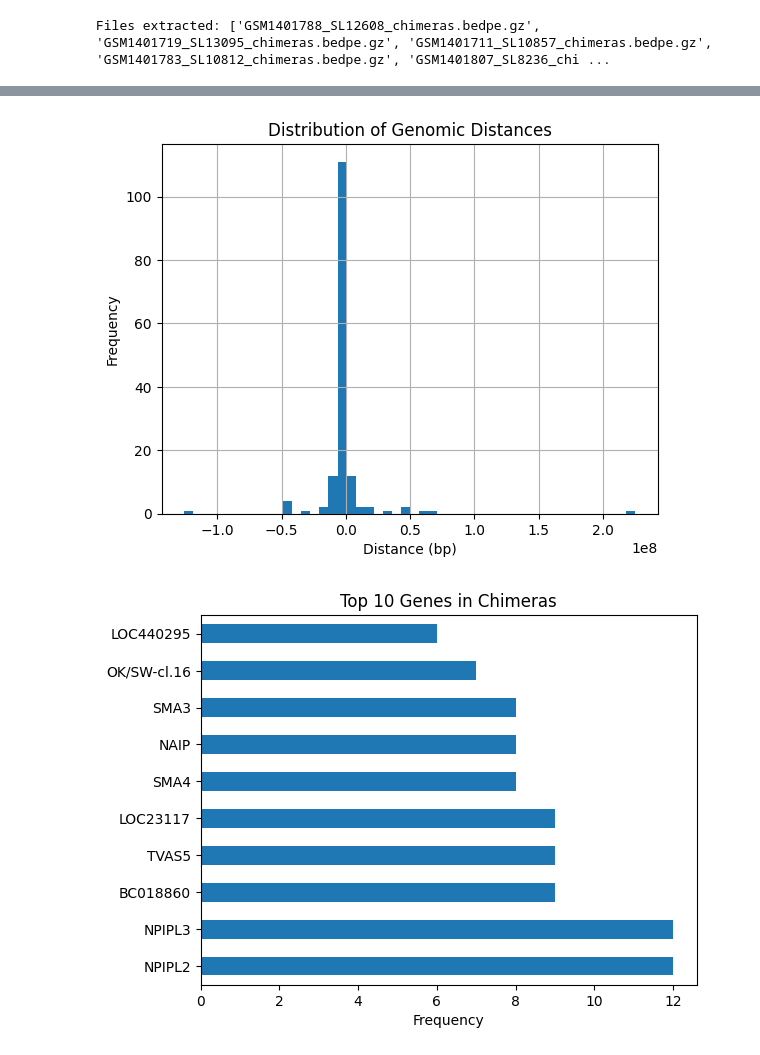
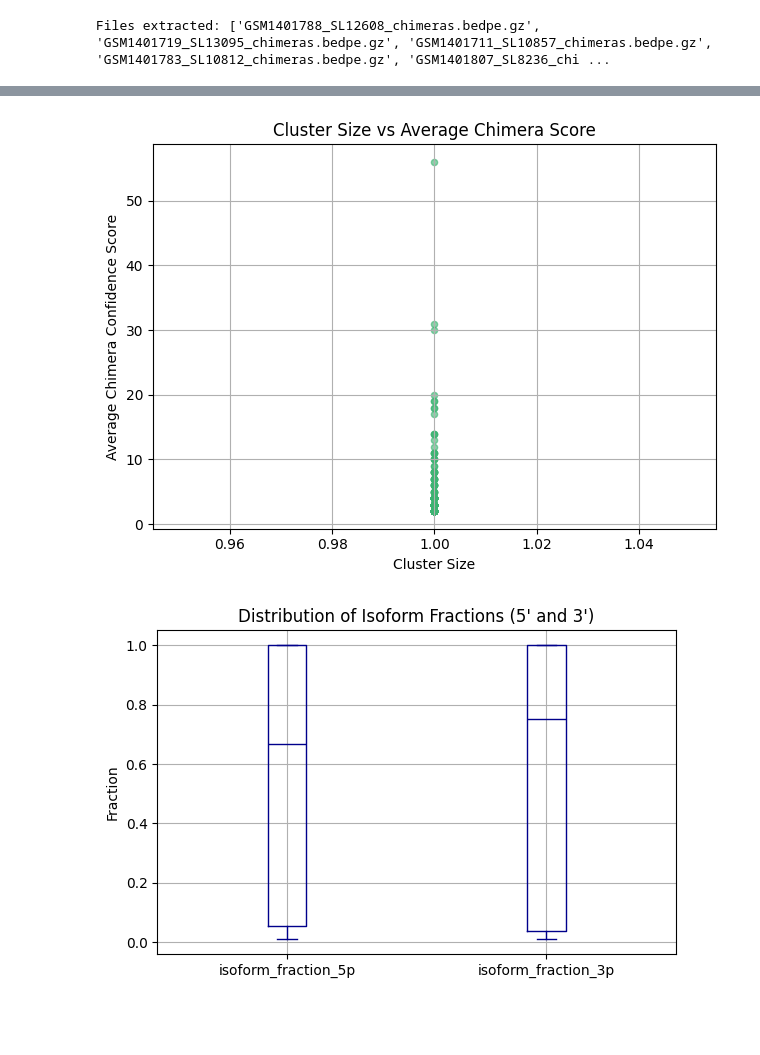
Before and after one commit to clarissawoo/breast-cancer-transcriptomics, a Jupyter notebook: Breast_Cancer_Transcriptomics_GSE58135.ipynb, the cells around one changed output, grey strips where cells are left out. Drawn from its saved outputs; the diff is of its cells as text; code cells hidden in the pictures; blank space fills up the shorter version.

```diff
--- a/Breast_Cancer_Transcriptomics_GSE58135.ipynb
+++ b/Breast_Cancer_Transcriptomics_GSE58135.ipynb
@@ -249,19 +118,0 @@ print(df['score'].unique())
-# %%
-# Ensure 'score' is numeric
-df['score'] = pd.to_numeric(df['score'], errors='coerce')
-
-# Function to count number of reads in each cell
-def count_reads(entry):
-    if pd.isnull(entry) or entry.strip() == '':
-        return 0
-    return len(entry.split(','))
-
-# Apply function to get read count per row
-df['read_count'] = df['breakpoint_spanning_reads'].apply(count_reads)
-
-# Show a few rows
-print(df[['score', 'read_count']].head())
-
-# Correlation between read count and score
-correlation = df['score'].corr(df['read_count'])
-print(f"\n📊 Correlation between score and number of spanning reads: {correlation:.2f}")
@@ -294,21 +119,29 @@ plt.show()
 # %%
-df['distance'] = pd.to_numeric(df['distance'], errors='coerce')
-df['distance'].hist(bins=50)
-plt.title('Distribution of Genomic Distances')
-plt.xlabel('Distance (bp)')
-plt.ylabel('Frequency')
+# ---- Average Score per Cluster ----
+cluster_scores = df.groupby('chimera_cluster_id')['score'].mean()
+cluster_sizes = df['chimera_cluster_id'].value_counts()
+merged = pd.DataFrame({'cluster_size': cluster_sizes, 'avg_score': cluster_scores})
+
+merged.plot.scatter(x='cluster_size', y='avg_score', alpha=0.6, color='mediumseagreen')
+plt.title('Cluster Size vs Average Chimera Score')
+plt.xlabel('Cluster Size')
+plt.ylabel('Average Chimera Confidence Score')
+plt.grid(True)
+plt.tight_layout()
 plt.show()
 # %% [output]
-[figure, old version]
+[figure, new version]
 # %%
-from collections import Counter
+# ---- Isoform Fractions ----
+df['isoform_fraction_5p'] = pd.to_numeric(df['isoform_fraction_5p'], errors='coerce')
+df['isoform_fraction_3p'] = pd.to_numeric(df['isoform_fraction_3p'], errors='coerce')
 
-genes = df['genes5p'].dropna().tolist() + df['genes3p'].dropna().tolist()
-gene_counts = Counter(g for line in genes for g in line.split(','))
-top_genes = pd.Series(gene_counts).nlargest(10)
-top_genes.plot(kind='barh', title='Top 10 Genes in Chimeras')
-plt.xlabel('Frequency')
+df[['isoform_fraction_5p', 'isoform_fraction_3p']].plot(kind='box', figsize=(6,4), color='darkblue')
+plt.title('Distribution of Isoform Fractions (5\' and 3\')')
+plt.ylabel('Fraction')
+plt.grid(True)
+plt.tight_layout()
 plt.show()
 # %% [output]
-[figure, old version]
+[figure, new version]
 # %%
```
Also changed, not shown: parts of 18 cells of this notebook.
